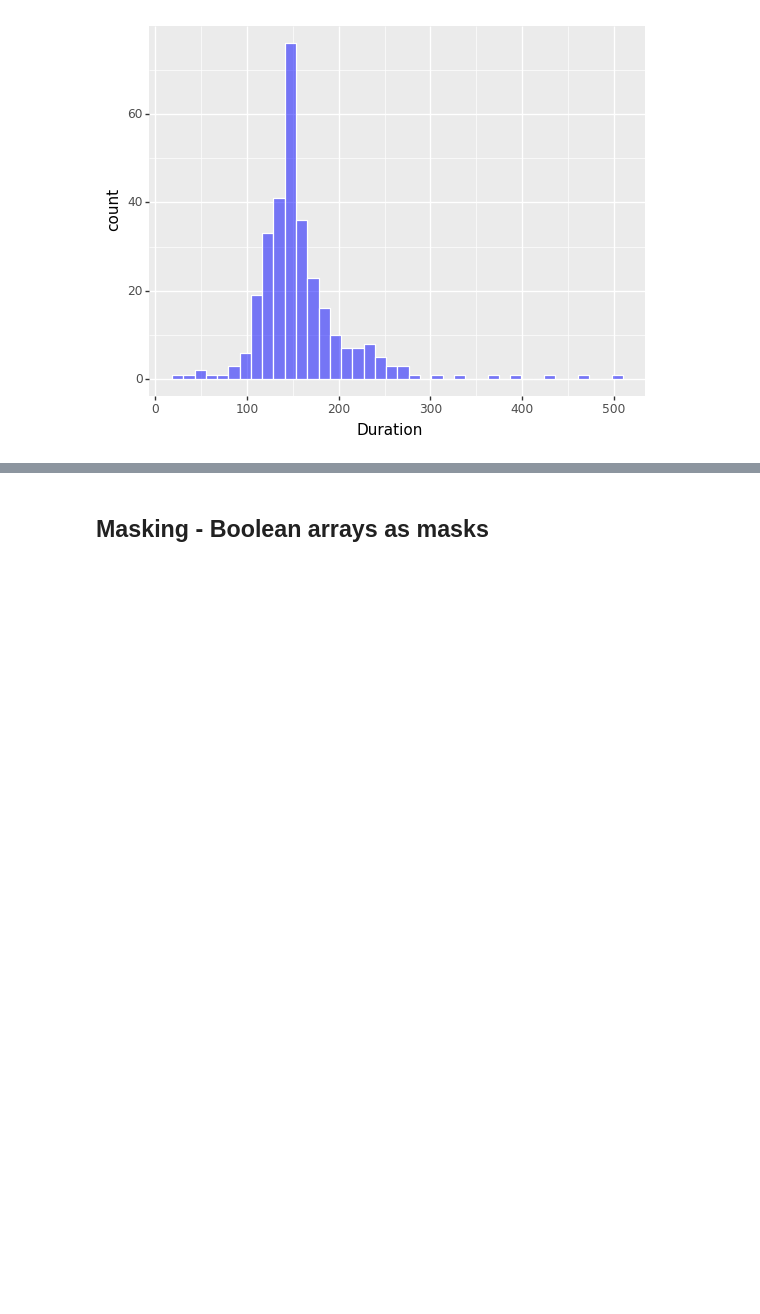
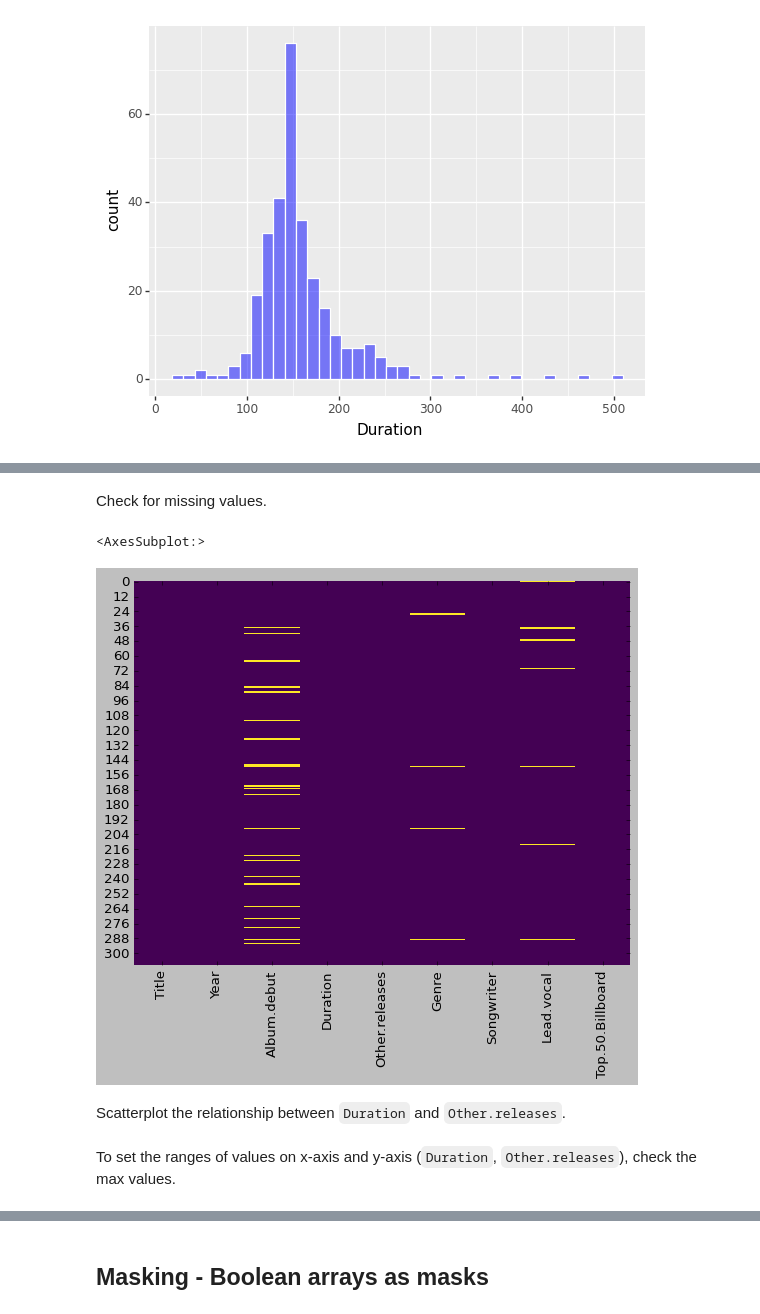
Before and after one commit to devedzic/eda, a Jupyter notebook: eda.ipynb, the cells around one changed output, grey strips where cells are left out. Drawn from its saved outputs; the diff is of its cells as text; code cells hidden in the pictures; blank space fills up the shorter version.

```diff
--- a/eda.ipynb
+++ b/eda.ipynb
@@ -524,0 +658,3 @@ To avoid the annoying text output like `<ggplot: (177159008578)>` under the plot
+# %%
+songs = pd.read_csv('data/The Beatles songs dataset, v2, no NAs.csv')
+display(songs)
@@ -524,0 +675,11 @@ To avoid the annoying text output like `<ggplot: (177159008578)>` under the plot
+# %% [markdown]
+Check for missing values.
+# %%
+display(sb.heatmap(songs.isna(), cmap='viridis', cbar=False))
+# %% [output]
+<AxesSubplot:>
+[figure, added]
+# %% [markdown]
+Scatterplot the relationship between `Duration` and `Other.releases`.
+# %% [markdown]
+To set the ranges of values on x-axis and y-axis (`Duration`, `Other.releases`), check the max values.
```
Also changed, not shown: parts of 58 cells of this notebook.
